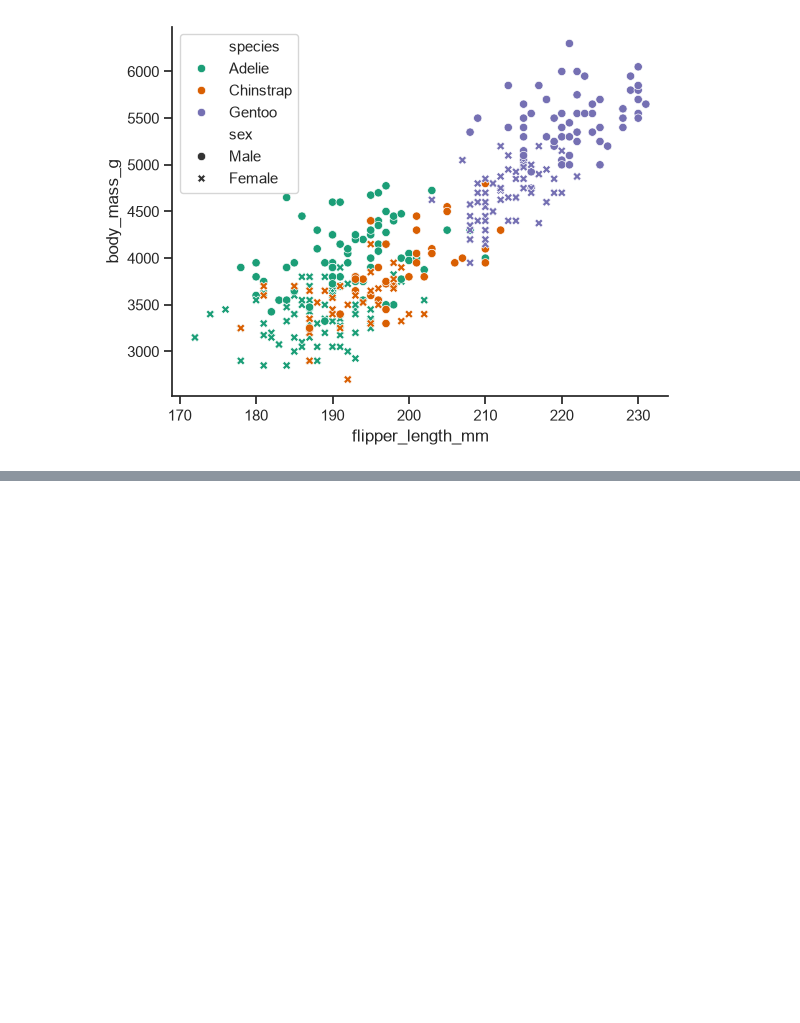
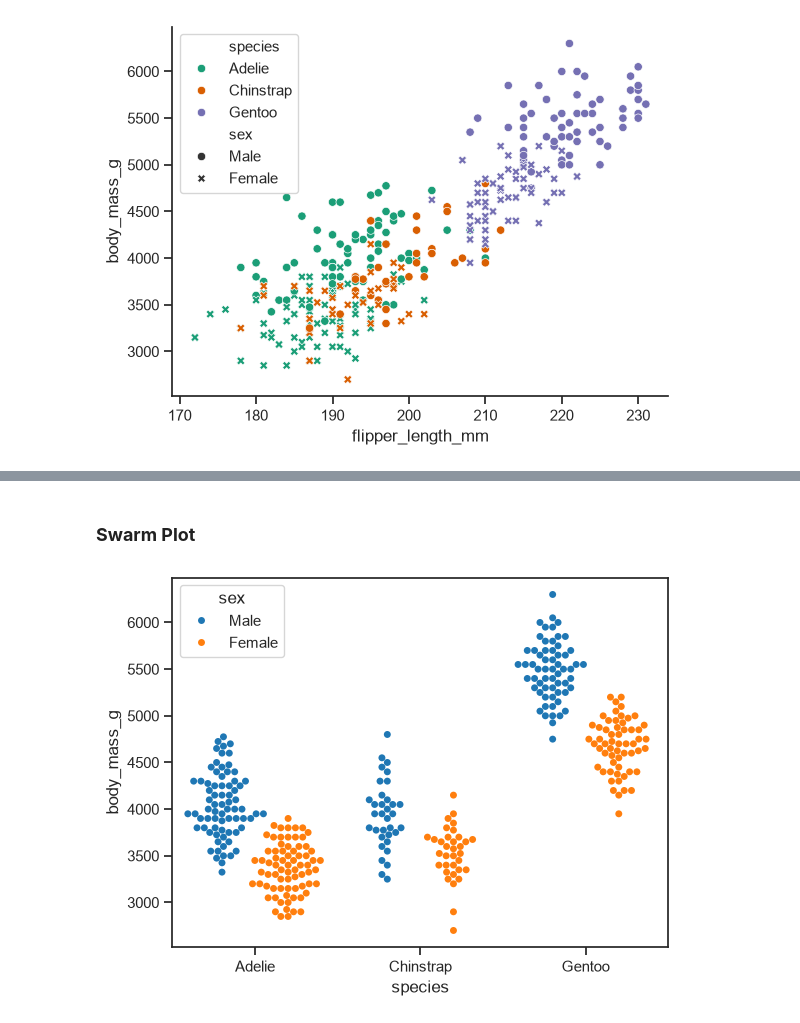
Before and after one commit to TasbihMohammed/Data-Visualization-Practice, a Jupyter notebook: Seaborn/Seaborn_Tutorial_Practice.ipynb, the cells around one changed output, grey strips where cells are left out. Saved outputs shown, nothing was run; the diff lists cells and outputs as text; code cells hidden in the pictures; blank space fills up the shorter version.

```diff
--- a/Seaborn/Seaborn_Tutorial_Practice.ipynb
+++ b/Seaborn/Seaborn_Tutorial_Practice.ipynb
@@ -59,0 +76,7 @@ plt.show()
+# %% [markdown]
+### **Swarm Plot**
+# %%
+sns.swarmplot(data=penguins, x='species', y='body_mass_g', hue='sex', dodge=True)
+plt.show()
+# %% [output]
+[figure, added]
```
Also changed, not shown: parts of 19 cells of this notebook.
